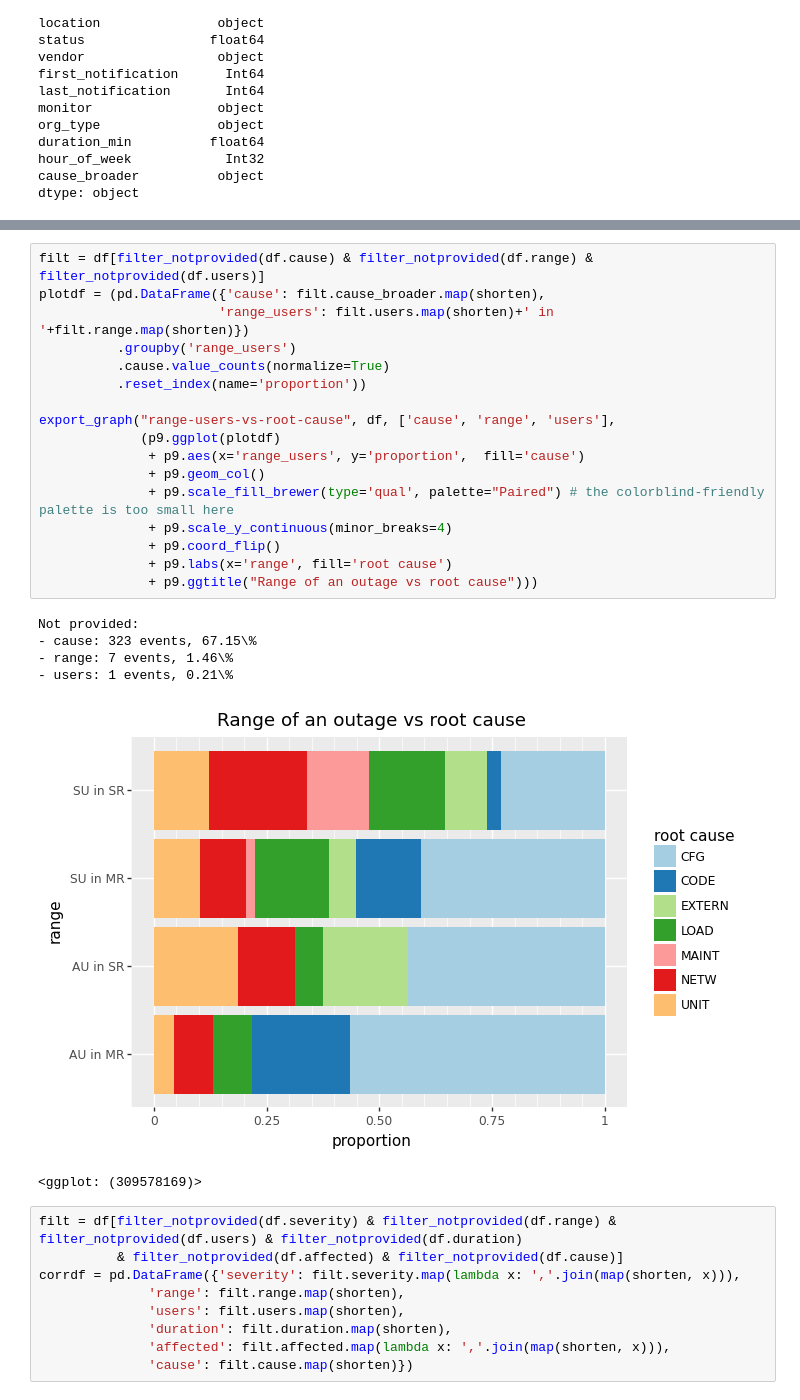
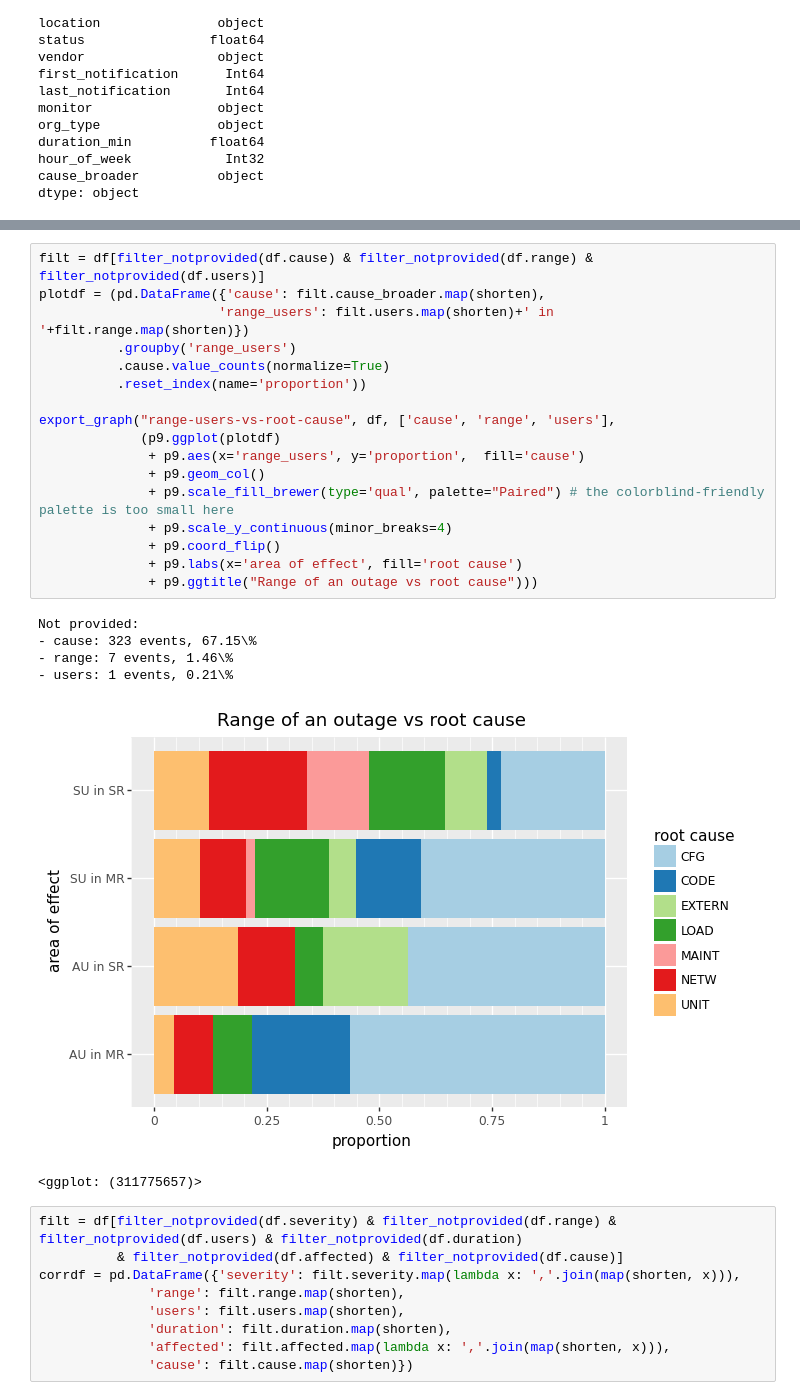
Before and after one commit to thezeroalpha/honours-project, a Jupyter notebook: notebooks/Plotting.ipynb, the cells around one changed output, grey strips where cells are left out. Drawn from its saved outputs; the diff is of its cells as text.

```diff
--- a/notebooks/Plotting.ipynb
+++ b/notebooks/Plotting.ipynb
@@ -283,27 +283,27 @@ Not provided:
 # %%
 filt = df[filter_notprovided(df.cause) & filter_notprovided(df.range) & filter_notprovided(df.users)]
 plotdf = (pd.DataFrame({'cause': filt.cause_broader.map(shorten),
                        'range_users': filt.users.map(shorten)+' in '+filt.range.map(shorten)})
           .groupby('range_users')
           .cause.value_counts(normalize=True)
           .reset_index(name='proportion'))
 
 export_graph("range-users-vs-root-cause", df, ['cause', 'range', 'users'],
              (p9.ggplot(plotdf)
               + p9.aes(x='range_users', y='proportion',  fill='cause')
               + p9.geom_col()
               + p9.scale_fill_brewer(type='qual', palette="Paired") # the colorblind-friendly palette is too small here
               + p9.scale_y_continuous(minor_breaks=4)
               + p9.coord_flip()
-              + p9.labs(x='range', fill='root cause')
+              + p9.labs(x='area of effect', fill='root cause')
               + p9.ggtitle("Range of an outage vs root cause")))
 # %% [output]
 Not provided:
 - cause: 323 events, 67.15\%
 - range: 7 events, 1.46\%
 - users: 1 events, 0.21\%
-[figure, old version]
+[figure, new version]
-<ggplot: (309578169)>
+<ggplot: (311775657)>
 # %%
 filt = df[filter_notprovided(df.severity) & filter_notprovided(df.range) & filter_notprovided(df.users) & filter_notprovided(df.duration)
           & filter_notprovided(df.affected) & filter_notprovided(df.cause)]
```
Also changed, not shown: parts of 10 cells of this notebook, 11 other files.
